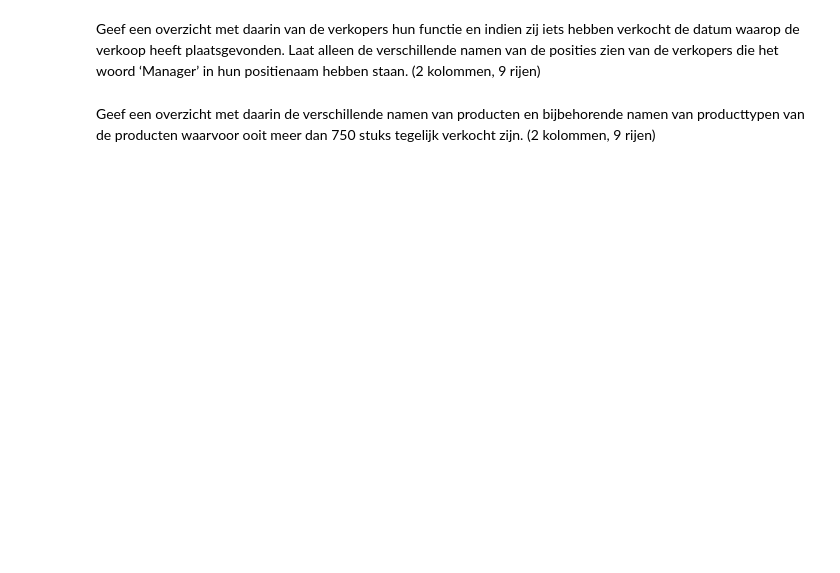
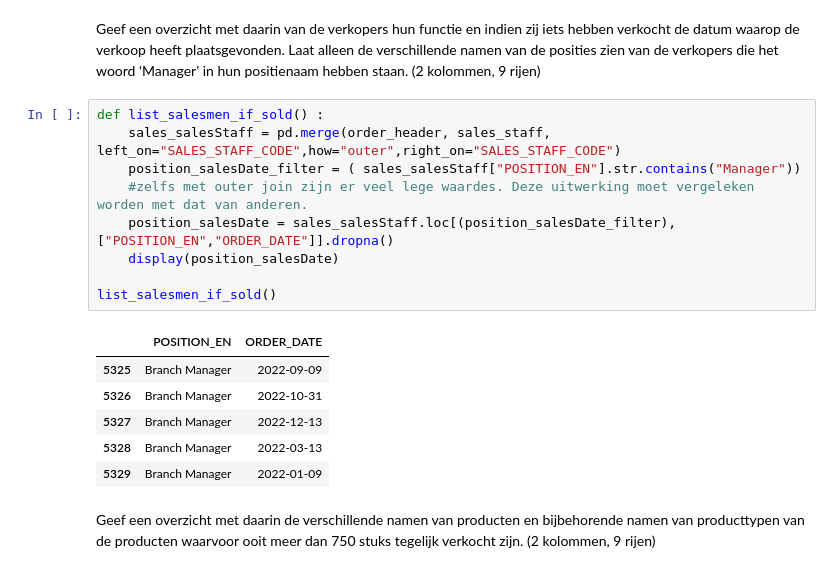
Before and after one commit to DKnightAnon/DEDS_repository, a Jupyter notebook: Practicum_2.3_Opdrachten.ipynb, the cells around one changed output. Drawn from its saved outputs; the diff is of its cells as text; blank space fills up the shorter version.

```diff
--- a/Practicum_2.3_Opdrachten.ipynb
+++ b/Practicum_2.3_Opdrachten.ipynb
@@ -447,4 +459,20 @@ branch_sold_to_unique_client_location()
 # %% [markdown]
 Geef een overzicht met daarin van de verkopers hun functie en indien zij iets hebben verkocht de datum waarop de verkoop heeft plaatsgevonden. Laat alleen de verschillende namen van de posities zien van de verkopers die het woord ‘Manager’ in hun positienaam hebben staan. (2 kolommen, 9 rijen)
+# %%
+def list_salesmen_if_sold() :
+    sales_salesStaff = pd.merge(order_header, sales_staff, left_on="SALES_STAFF_CODE",how="outer",right_on="SALES_STAFF_CODE")
+    position_salesDate_filter = ( sales_salesStaff["POSITION_EN"].str.contains("Manager"))
+    #zelfs met outer join zijn er veel lege waardes. Deze uitwerking moet vergeleken worden met dat van anderen.
+    position_salesDate = sales_salesStaff.loc[(position_salesDate_filter),["POSITION_EN","ORDER_DATE"]].dropna()
+    display(position_salesDate)
+
+list_salesmen_if_sold()
+# %% [output]
+|  | POSITION_EN | ORDER_DATE |
+| 5325 | Branch Manager | 2022-09-09 |
+| 5326 | Branch Manager | 2022-10-31 |
+| 5327 | Branch Manager | 2022-12-13 |
+| 5328 | Branch Manager | 2022-03-13 |
+| 5329 | Branch Manager | 2022-01-09 |
 # %% [markdown]
 Geef een overzicht met daarin de verschillende namen van producten en bijbehorende namen van producttypen van de producten waarvoor ooit meer dan 750 stuks tegelijk verkocht zijn. (2 kolommen, 9 rijen)
```
Also changed, not shown: parts of 6 cells of this notebook.
